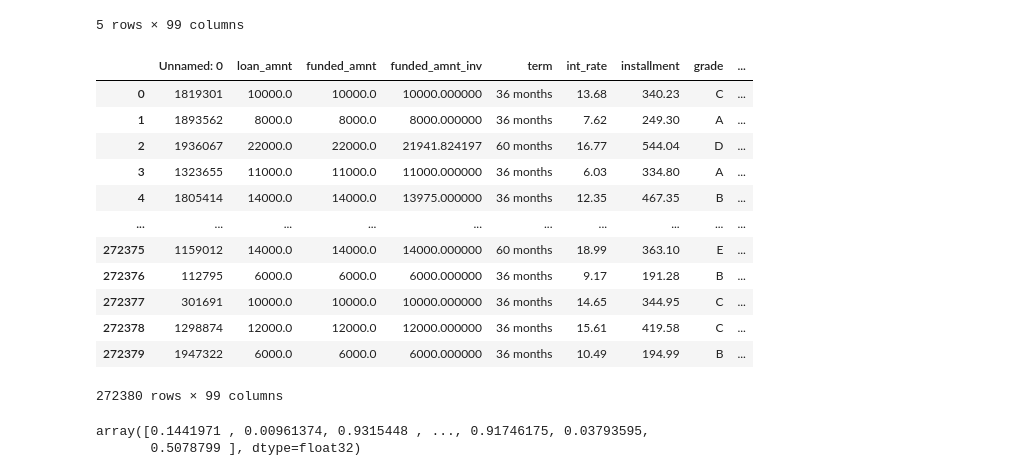
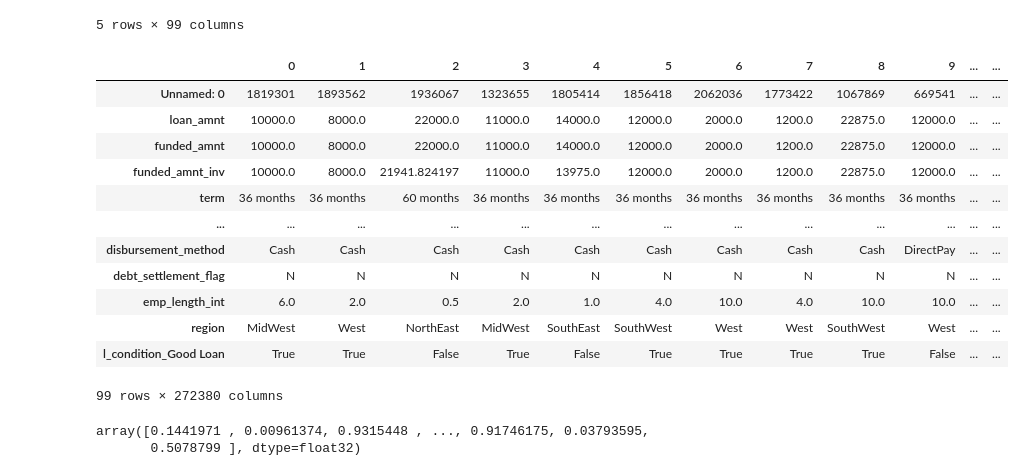
Before and after one commit to siddhantgopi/credit-risk-optimization, a Jupyter notebook: notebooks/06_Stress_Testing.ipynb, the cells around one changed output. Drawn from its saved outputs; the diff is of its cells as text; code cells hidden in the pictures.

```diff
--- a/notebooks/06_Stress_Testing.ipynb
+++ b/notebooks/06_Stress_Testing.ipynb
@@ -65,21 +65,21 @@ xgb_model = joblib.load("C:/Users/siddh/AppData/Local/Microsoft/WindowsApps/file
 # %%
 test_df = pd.read_csv("C:/Users/siddh/AppData/Local/Microsoft/WindowsApps/files/credit-risk-optimization/credit-risk-optimization/data/processed/X_test_beforeenc.csv")
 # %%
-test_df
+test_df.transpose()
 # %% [output]
-|  | Unnamed: 0 | loan_amnt | funded_amnt | funded_amnt_inv | term | int_rate | installment | grade | ... |
-| 0 | 1819301 | 10000.0 | 10000.0 | 10000.000000 | 36 months | 13.68 | 340.23 | C | ... |
-| 1 | 1893562 | 8000.0 | 8000.0 | 8000.000000 | 36 months | 7.62 | 249.30 | A | ... |
-| 2 | 1936067 | 22000.0 | 22000.0 | 21941.824197 | 60 months | 16.77 | 544.04 | D | ... |
-| 3 | 1323655 | 11000.0 | 11000.0 | 11000.000000 | 36 months | 6.03 | 334.80 | A | ... |
-| 4 | 1805414 | 14000.0 | 14000.0 | 13975.000000 | 36 months | 12.35 | 467.35 | B | ... |
-| ... | ... | ... | ... | ... | ... | ... | ... | ... | ... |
-| 272375 | 1159012 | 14000.0 | 14000.0 | 14000.000000 | 60 months | 18.99 | 363.10 | E | ... |
-| 272376 | 112795 | 6000.0 | 6000.0 | 6000.000000 | 36 months | 9.17 | 191.28 | B | ... |
-| 272377 | 301691 | 10000.0 | 10000.0 | 10000.000000 | 36 months | 14.65 | 344.95 | C | ... |
-| 272378 | 1298874 | 12000.0 | 12000.0 | 12000.000000 | 36 months | 15.61 | 419.58 | C | ... |
-| 272379 | 1947322 | 6000.0 | 6000.0 | 6000.000000 | 36 months | 10.49 | 194.99 | B | ... |
+|  | 0 | 1 | 2 | 3 | 4 | 5 | 6 | 7 | 8 | 9 | ... | ... |
+| Unnamed: 0 | 1819301 | 1893562 | 1936067 | 1323655 | 1805414 | 1856418 | 2062036 | 1773422 | 1067869 | 669541 | ... | ... |
+| loan_amnt | 10000.0 | 8000.0 | 22000.0 | 11000.0 | 14000.0 | 12000.0 | 2000.0 | 1200.0 | 22875.0 | 12000.0 | ... | ... |
+| funded_amnt | 10000.0 | 8000.0 | 22000.0 | 11000.0 | 14000.0 | 12000.0 | 2000.0 | 1200.0 | 22875.0 | 12000.0 | ... | ... |
+| funded_amnt_inv | 10000.0 | 8000.0 | 21941.824197 | 11000.0 | 13975.0 | 12000.0 | 2000.0 | 1200.0 | 22875.0 | 12000.0 | ... | ... |
+| term | 36 months | 36 months | 60 months | 36 months | 36 months | 36 months | 36 months | 36 months | 36 months | 36 months | ... | ... |
+| ... | ... | ... | ... | ... | ... | ... | ... | ... | ... | ... | ... | ... |
+| disbursement_method | Cash | Cash | Cash | Cash | Cash | Cash | Cash | Cash | Cash | DirectPay | ... | ... |
+| debt_settlement_flag | N | N | N | N | N | N | N | N | N | N | ... | ... |
+| emp_length_int | 6.0 | 2.0 | 0.5 | 2.0 | 1.0 | 4.0 | 10.0 | 4.0 | 10.0 | 10.0 | ... | ... |
+| region | MidWest | West | NorthEast | MidWest | SouthEast | SouthWest | West | West | SouthWest | West | ... | ... |
+| l_condition_Good Loan | True | True | False | True | False | True | True | True | True | False | ... | ... |
-272380 rows × 99 columns
+99 rows × 272380 columns
 # %%
 X_test_stress = test_df.copy()
 # %%
```
Also changed, not shown: parts of 2 cells of this notebook.
